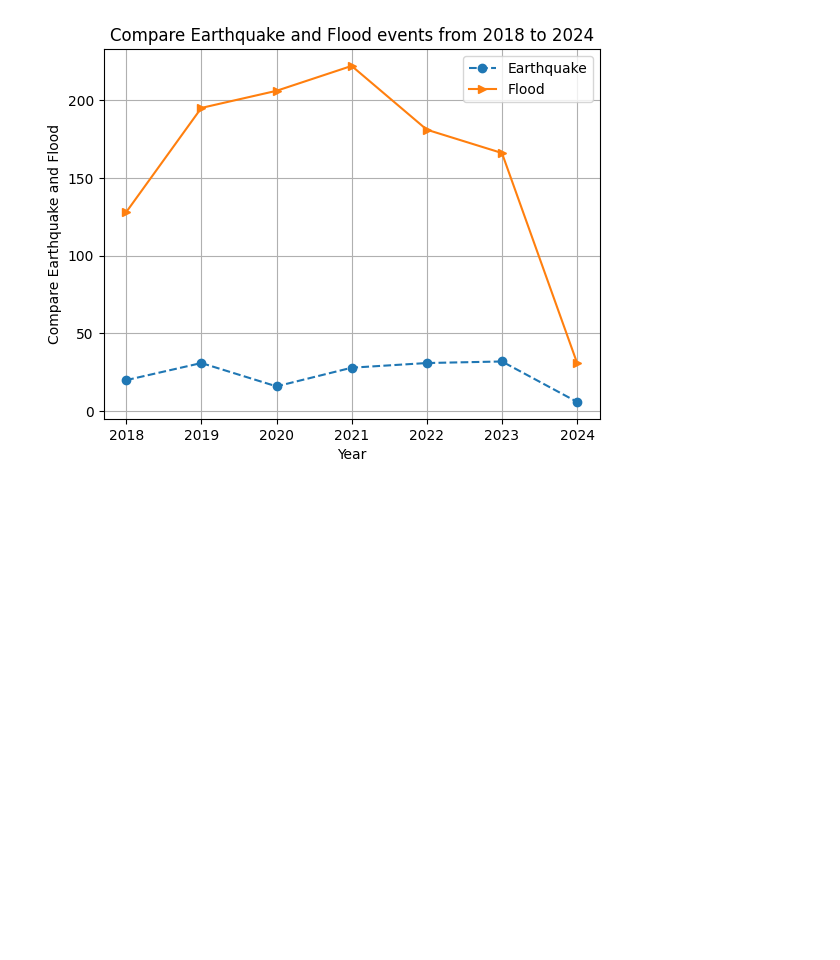
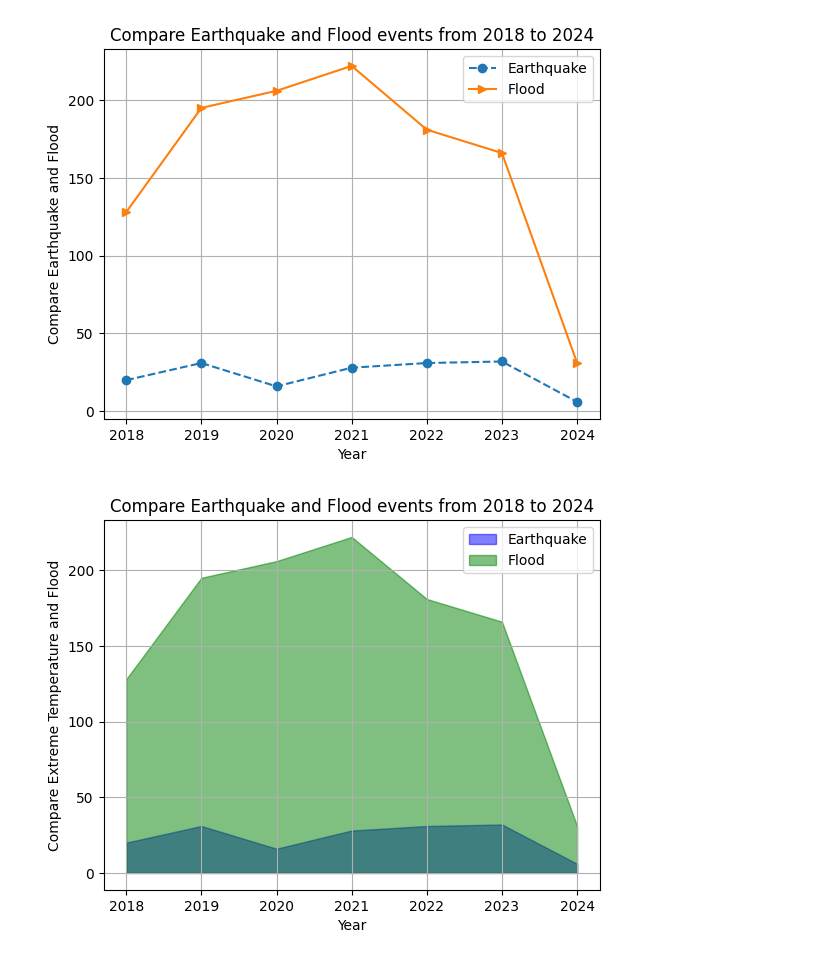
Before and after one commit to MihirDixit14/Natural-Disaster-Survey, a Jupyter notebook: Disaster.ipynb, the cells around one changed output. Cells and saved outputs as stored; diff of their text form; code cells hidden in the pictures; blank space fills up the shorter version.

Commit message:
Visualization using graph chart

```diff
--- a/Disaster.ipynb
+++ b/Disaster.ipynb
@@ -48,3 +51,24 @@ plt.legend()
 plt.show()
 # %% [output]
 [figure]
+# %%
+df = pd.read_csv(r'./disaster-events new.csv')
+
+
+df_filtered = df[(df['Year'] >= 2018) & (df['Entity']=="Earthquake")]
+df_compare=df[(df['Year']>=2018) & (df['Entity']=="Flood")]
+
+plt.fill_between(df_filtered['Year'], df_filtered['Disasters'], alpha=0.5, label='Earthquake', color='blue')
+plt.fill_between(df_compare['Year'], df_compare['Disasters'], alpha=0.5, label='Flood', color='green')
+
+plt.title('Compare Earthquake and Flood events from 2018 to 2024')
+plt.xlabel('Year')
+plt.ylabel('Compare Extreme Temperature and Flood')
+
+
+plt.grid(True)
+
+plt.legend()
+plt.show()
+# %% [output]
+[figure, added]
```
Also changed, not shown: parts of 1 cell of this notebook.
